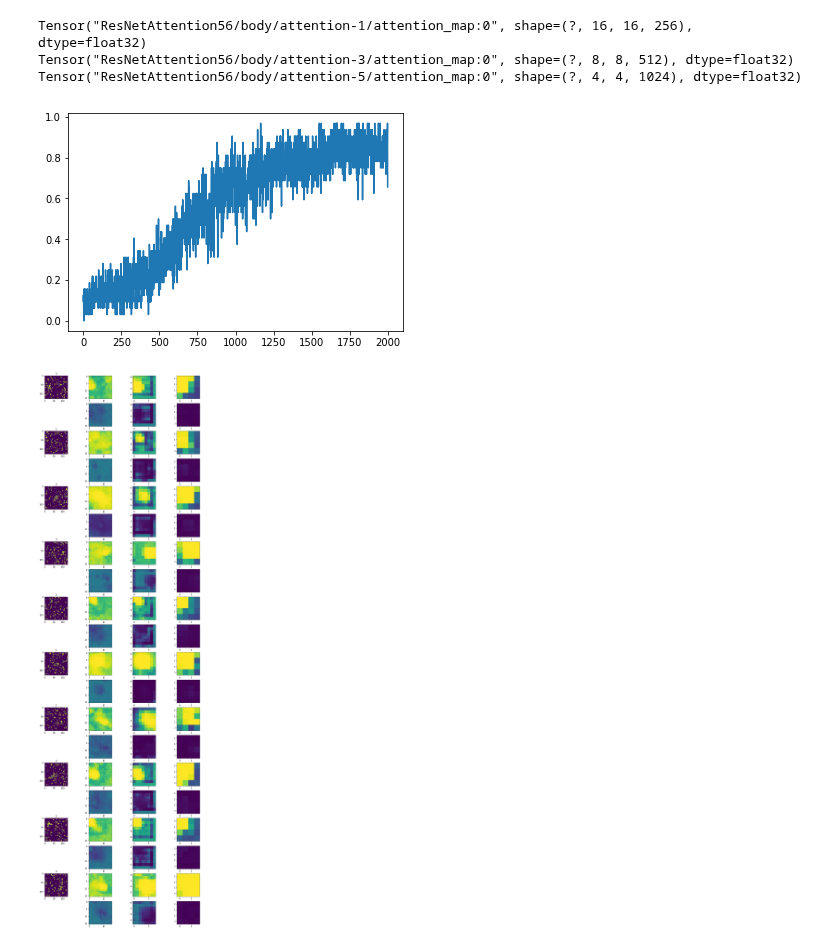
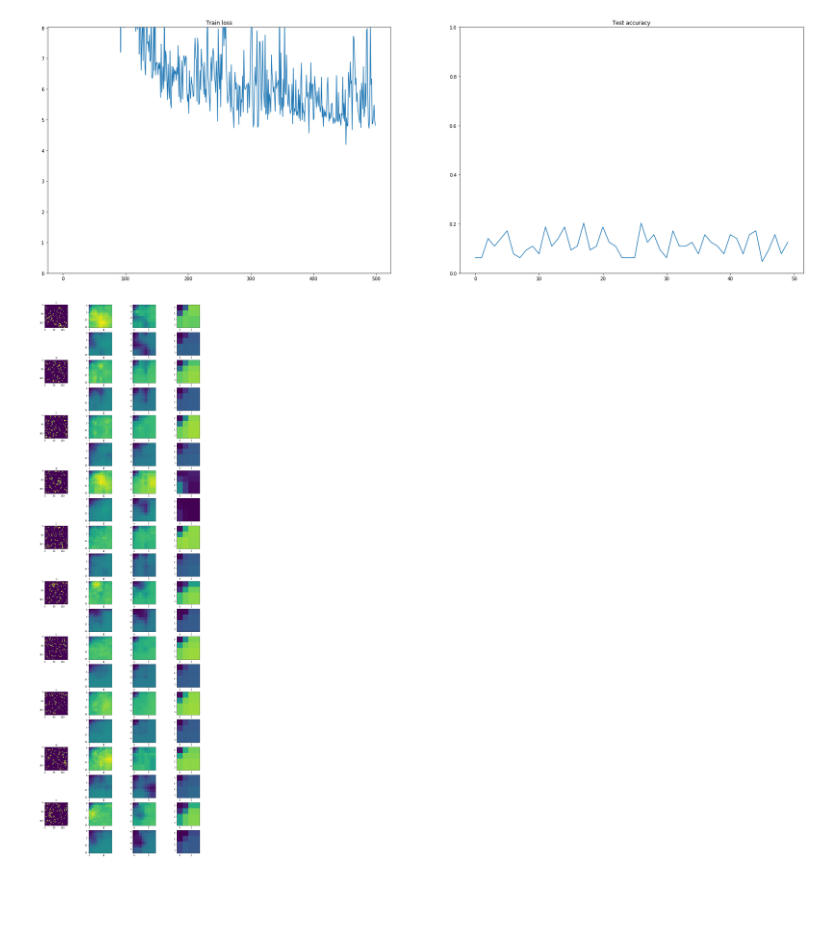
Before and after one commit to analysiscenter/az_training, a Jupyter notebook: alexey_kozhevin/task_05/mnist_example.ipynb, the cells around one changed output. Cells and saved outputs as stored; diff of their text form; code cells hidden in the pictures; blank space fills up the shorter version.

```diff
--- a/alexey_kozhevin/task_05/mnist_example.ipynb
+++ b/alexey_kozhevin/task_05/mnist_example.ipynb
@@ -18,11 +18,11 @@ from plot_functions import plot_noised_image, plot_examples_highlighted       #
 # %%
 IMAGE_SIZE = 128     # image size
 MNIST_SIZE = 65000  # MNIST database size
-BATCH_SIZE = 32     # batch size for NN training
-MAX_ITER = 1000      # number of iterations for NN training
+BATCH_SIZE = 64     # batch size for NN training
+MAX_ITER = 500      # number of iterations for NN training
 # %%
 level = 1           # the highest level of noise; [0, 1]
-n_fragments = 180    # number of noise fragments per image
+n_fragments = 150    # number of noise fragments per image
 size = 6            # size of noise fragment; 1, ..., 27
 distr = 'uniform'   # distribution of fragments of image; 'uniform' or 'normal'
 # %%
@@ -63,12 +65,8 @@ test_feed_dict = {'images': B('images'),
 # %%
 train_pp = ((load_template << mnistset.train)
             .init_model('static', ResNetAttention56, 'ResNetAttention', config=model_config)
-            .init_variable('loss_history', init_on_each_run=list)
-            .train_model('ResNetAttention', fetches=['loss'], feed_dict=train_feed_dict, save_to=V('loss_history'), mode='e'))
+            .init_variable('loss', init_on_each_run=list)
+            .train_model('ResNetAttention', fetches=['loss'], feed_dict=train_feed_dict, save_to=V('loss'), mode='e'))
-# %% [output]
-Tensor("ResNetAttention56/body/attention-1/attention_map:0", shape=(?, 16, 16, 256), dtype=float32)
-Tensor("ResNetAttention56/body/attention-3/attention_map:0", shape=(?, 8, 8, 512), dtype=float32)
-Tensor("ResNetAttention56/body/attention-5/attention_map:0", shape=(?, 4, 4, 1024), dtype=float32)
 # %%
 test_pp = ((load_template << mnistset.test)
             .import_model('ResNetAttention', train_pp)
@@ -80,14 +78,26 @@ test_pp = ((load_template << mnistset.test)
                            save_to=[V('predicted_labels'), V('acc')],
                            mode='a'))
 # %%
+acc = [0]
 for i in range(MAX_ITER):
     train_pp.next_batch(BATCH_SIZE, shuffle=True, n_epochs=None, drop_last=False)
-    batch = test_pp.next_batch(BATCH_SIZE, shuffle=True, n_epochs=None, drop_last=False)
-    acc = test_pp.get_variable('acc')
+    if (i+1) % 10 == 0:
+        batch = test_pp.next_batch(BATCH_SIZE, shuffle=True, n_epochs=None, drop_last=False)
+        acc = test_pp.get_variable('acc')
+    loss = train_pp.get_variable('loss')
+
+    current_max = np.max(loss[-100:])
     clear_output(True)
-
+    plt.figure(figsize=(30, 10))
+    plt.subplot(1, 2, 1)
+    plt.plot(loss)
+    plt.ylim((0, current_max))
+    plt.title('Train loss')
+    plt.subplot(1, 2, 2)
     plt.plot(acc)
+    plt.ylim((0, 1))
+    plt.title('Test accuracy')
     plt.show()
 # %% [output]
-[figure, old version]
+[figure, new version]
 # %%
@@ -114,20 +124,20 @@ maps = [ppl_for_maps.get_variable('attention_maps')[-1][i] for i in range(3)]
 # %%
 plt.figure(figsize=(15, 50))
 n_expl = 10
-n_col = 4
+n_col = 1 + len(maps)
 n_row = n_expl * 2
 for i in range(n_expl):
     plt.subplot(n_row, n_col, 2*i*n_col + 1)
     plt.imshow(np.squeeze(batch.data.images[i]))
     plt.title(ppl_for_maps.get_variable('predicted_labels')[-1][i])
-    for j in range(3):
+    for j in range(len(maps)):
         plt.subplot(n_row, n_col, 2*i*n_col + 2 + j)
         plt.imshow(np.max(maps[j][i], axis=-1), vmin=0, vmax=1)
-        plt.subplot(n_row, n_col, 2*i*n_col + 6 + j)
+        plt.subplot(n_row, n_col, 2*i*n_col + 2 + j + n_col)
         plt.imshow(np.mean(maps[j][i], axis=-1), vmin=0, vmax=1)
 plt.show()
 # %% [output]
-[figure, old version]
+[figure, new version]
 # %%
 from skimage.transform import resize
 from matplotlib import colors
```
Also changed, not shown: parts of 4 cells of this notebook, 1 other file.
